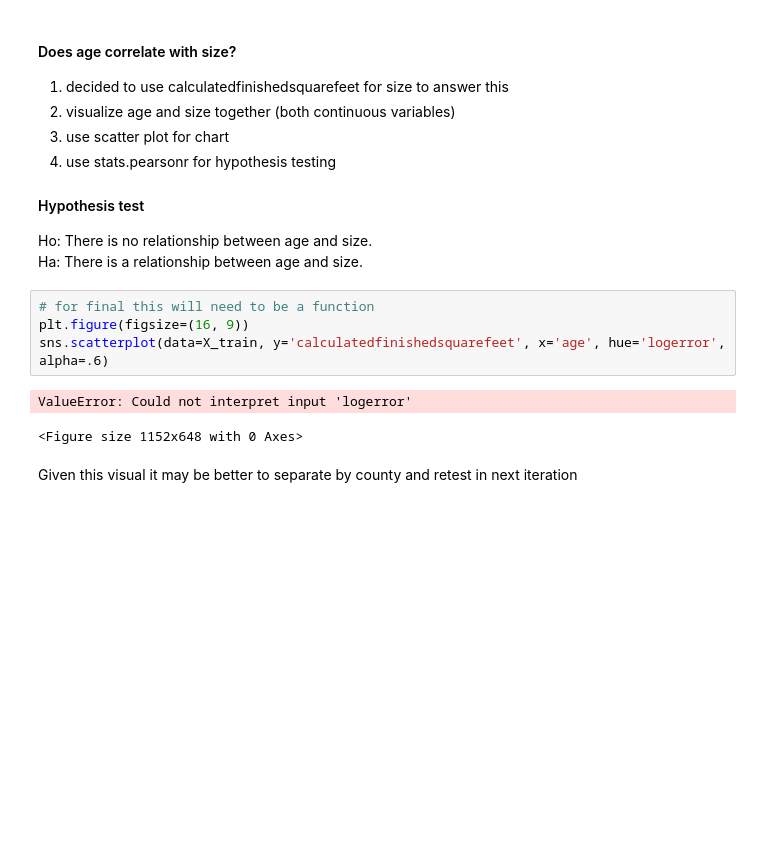
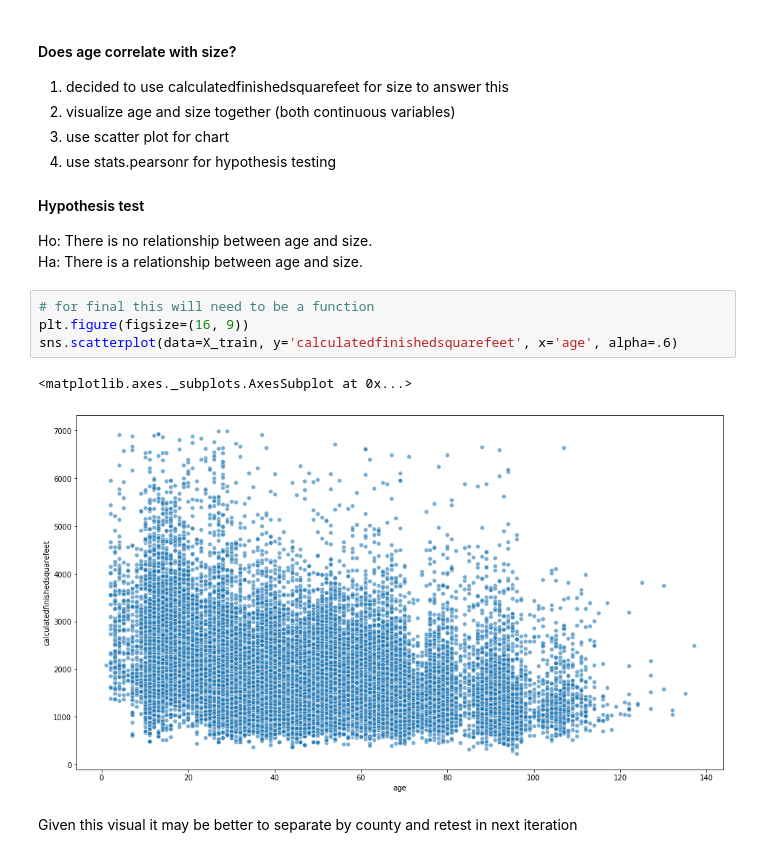
Before and after one commit to RyvynYoung/Zillow_Clustering_Project, a Jupyter notebook: mvp.ipynb, the cells around one changed output. Cells and saved outputs as stored; diff of their text form; blank space fills up the shorter version.

```diff
--- a/mvp.ipynb
+++ b/mvp.ipynb
@@ -281,10 +270,10 @@ Ha: There is a relationship between age and size.
 # %%
 # for final this will need to be a function
 plt.figure(figsize=(16, 9))
-sns.scatterplot(data=X_train, y='calculatedfinishedsquarefeet', x='age', hue='logerror', alpha=.6)
+sns.scatterplot(data=X_train, y='calculatedfinishedsquarefeet', x='age', alpha=.6)
 # %% [output]
-ValueError: Could not interpret input 'logerror'
+<matplotlib.axes._subplots.AxesSubplot at 0x...>
-<Figure size 1152x648 with 0 Axes>
+[figure, added]
 # %% [markdown]
 Given this visual it may be better to separate by county and retest in next iteration
 # %%
```
Also changed, not shown: parts of 23 cells of this notebook, 3 other files.
